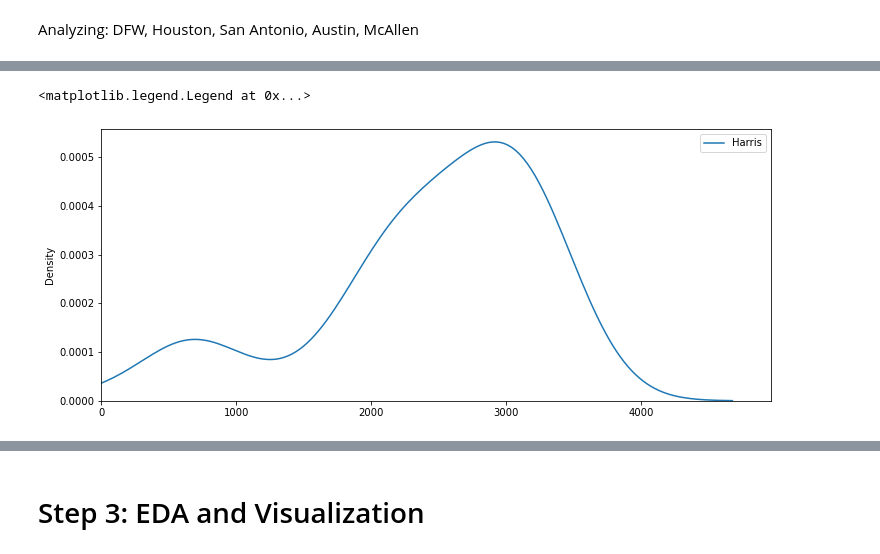
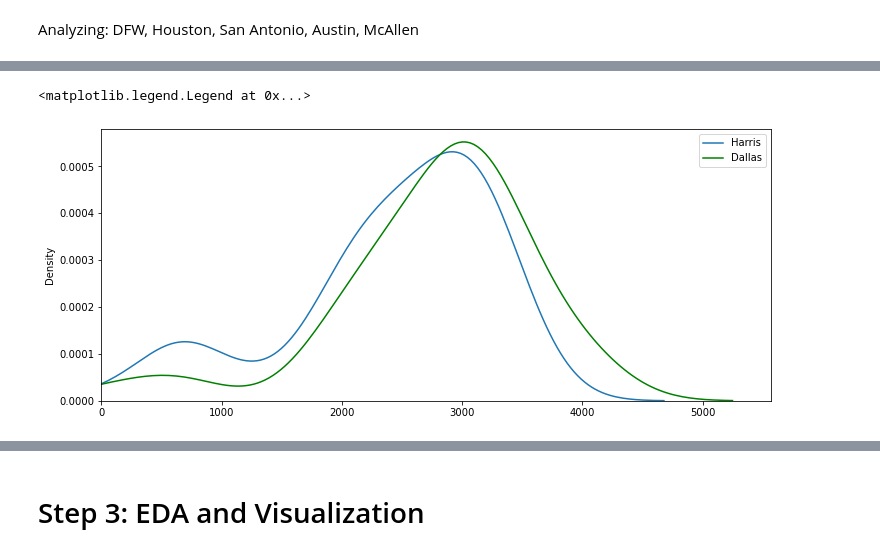
Before and after one commit to kuninethan95/Time_Series_Model, a Jupyter notebook: time-series/starter_notebook.ipynb, the cells around one changed output, grey strips where cells are left out. Drawn from its saved outputs; the diff is of its cells as text; code cells hidden in the pictures.

```diff
--- a/time-series/starter_notebook.ipynb
+++ b/time-series/starter_notebook.ipynb
@@ -316,0 +333,13 @@ def housing_bust_finder(df, dict_full):
+# %%
+def days_to_recover(housing_recover_dict):
+    housing_counts={}
+    for k, v in housing_recover_dict.items():
+        if v in housing_recover_dict.keys():
+            housing_counts[v] +=1
+        else:
+            housing_counts[v] = 1
+
+    series_housing_recover=pd.Series(housing_counts)
+    series_housing_recover = pd.Series(series_housing_recover.index.values, index=series_housing_recover)
+    series_housing_recover = series_housing_recover.sort_values()
+    return series_housing_recover
@@ -316,0 +387,2 @@ def housing_bust_finder(df, dict_full):
+# %%
+days_to_recover_dallas = days_to_recover(recover_housing_dict_dallas)
@@ -458,9 +601,10 @@ housing_recover=pd.DataFrame(housing_recover)
 # %%
 import seaborn as sns
 fig, ax = plt.subplots(figsize=(12,5))
 sns.kdeplot(data=housing_recover, ax=ax, label='Harris')
+sns.kdeplot(data=days_to_recover_dallas, ax=ax, label='Dallas', color='Green')
 ax.set_xlim(left=0)
 ax.legend()
 # %% [output]
 <matplotlib.legend.Legend at 0x...>
-[figure, old version]
+[figure, new version]
```
Also changed, not shown: parts of 28 cells of this notebook.
